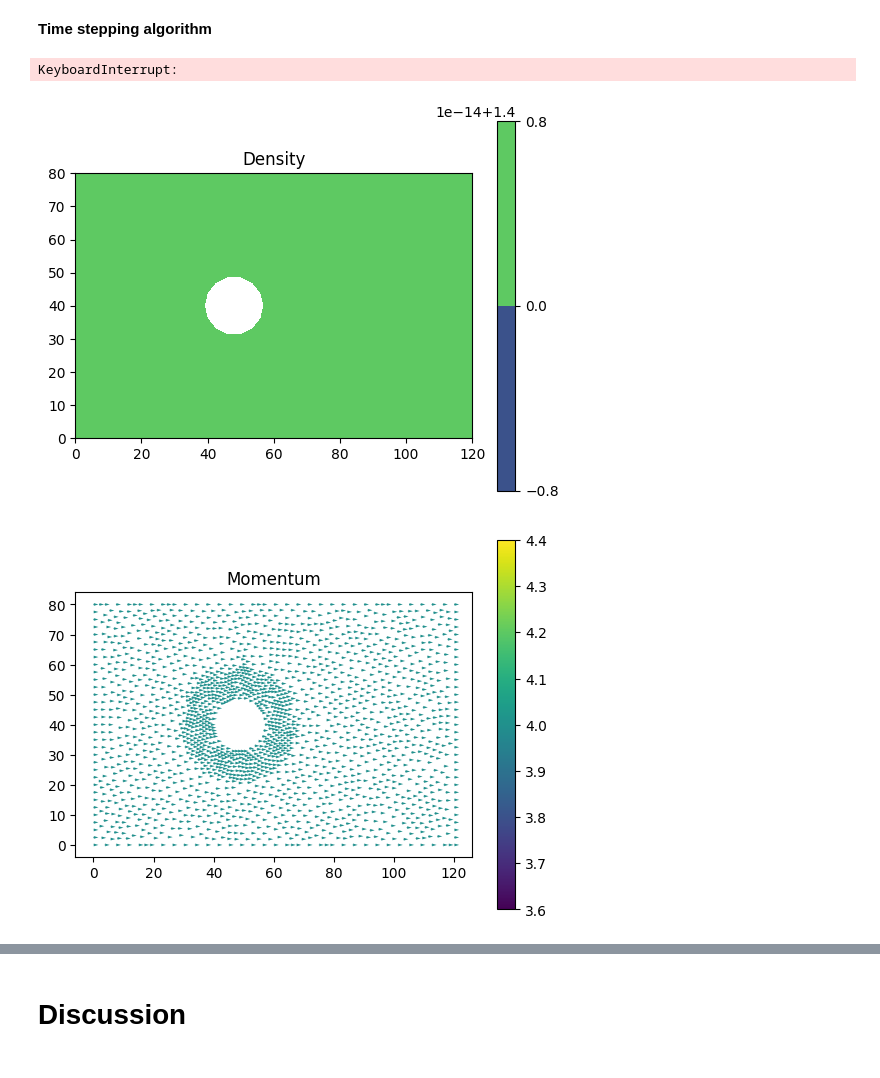
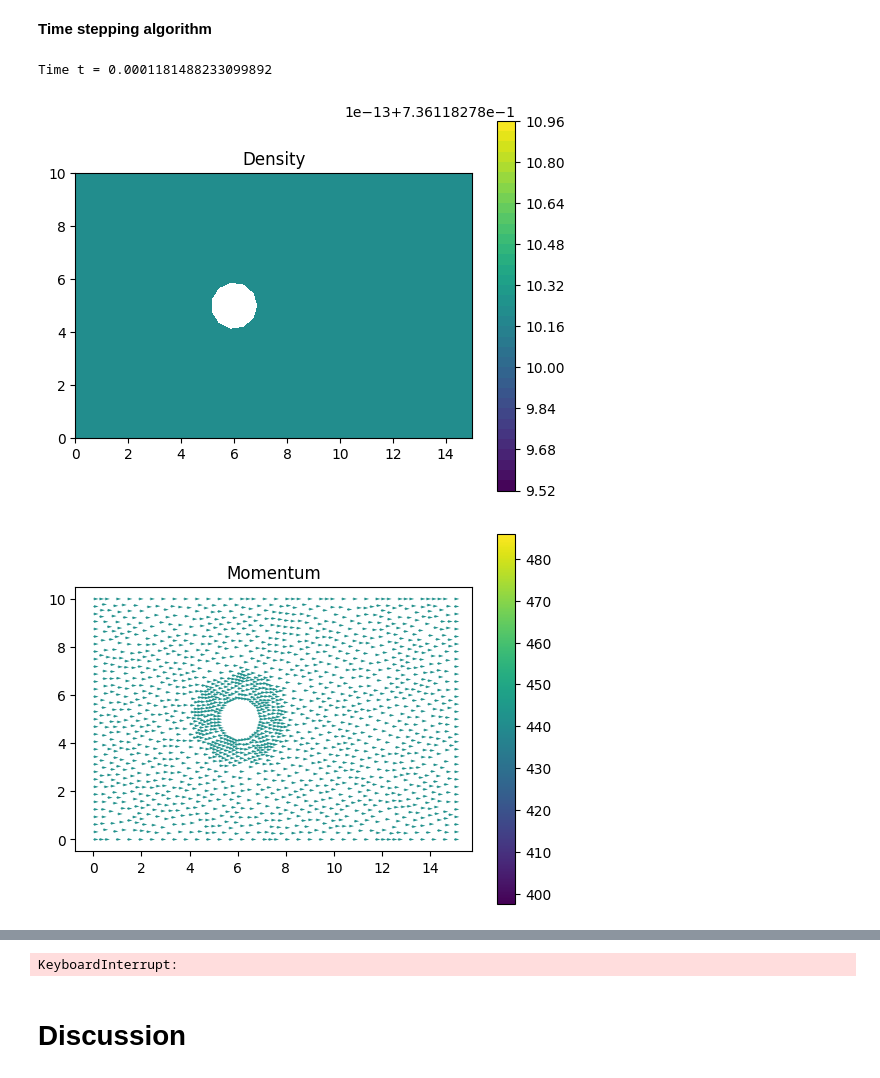
Before and after one commit to AdamHopkinss/DD2365, a Jupyter notebook: Kopia_av_Euler_equations_compressible_flow.ipynb, the cells around one changed output, grey strips where cells are left out. Cells and saved outputs as stored; diff of their text form; code cells hidden in the pictures.

```diff
--- a/Kopia_av_Euler_equations_compressible_flow.ipynb
+++ b/Kopia_av_Euler_equations_compressible_flow.ipynb
@@ -89,13 +89,13 @@ Here we present a FEniCS implementation of a stabilized finite element method to
 **Define domain and mesh**
 # %%
 # Define rectangular domain
-L = 120.0
-H = 80.0
+L = 15.0
+H = 10.0
 
 # Define circle
 xc = 0.4*L
 yc = 0.5*H
-rc = 9
+rc = 0.9
 
 # Specific heat ratio for air
 gamma = 1.4
@@ -177,20 +177,3 @@ v = TestFunction(V)
 q = TestFunction(Q)
 # %% [markdown]
 ## Altitude dependent inflow parameters
-# %%
-def inflow_density(altitude):
-    altitude_km = altitude / 1000
-    rho_min = 1.0e-6
-    return 1.228 * np.exp(-0.1168 * altitude_km)
-
-def inflow_temperature(altitude):
-    # h is in meters, convert to km
-    # Fitted model using Matlab and Wikipedia values for standard Atmosphere
-    altitude_km = altitude / 1000
-    return max(-0.0016 * altitude_km**3 + 0.1905 * altitude_km**2 - 5.9628 * altitude_km + 277.3354, 1)  # cut off for solver stability
-
-
-def inflow_energy(altitude, velocity):      # Dependent on inflow velo. and altitude
-    rho = inflow_density(altitude)
-    T = inflow_temperature(altitude)
-    return rho * (0.5 * velocity**2 + 287.05 * T / (gamma - 1))
@@ -224,7 +296,7 @@ dbc_left = DirichletBoundaryLeft()
 dbc_right = DirichletBoundaryRight()
 dbc_objects = DirichletBoundaryObjects()
 
-velocity_in = 400    # m/s
+velocity_in = 600    # m/s
 altitude = 5000      # m
 
 # Density
@@ -245,8 +317,8 @@ bcm_upp0 = DirichletBC(V.sub(0), 0.0, dbc_upper)
 bcm_upp1 = DirichletBC(V.sub(1), 0.0, dbc_upper)
 bcm_low0 = DirichletBC(V.sub(0), 0.0, dbc_lower)
 bcm_low1 = DirichletBC(V.sub(1), 0.0, dbc_lower)
-#bcm_obj0 = DirichletBC(V.sub(0), 0.0, dbc_objects)
-#bcm_obj1 = DirichletBC(V.sub(1), 0.0, dbc_objects)
+bcm_obj0 = DirichletBC(V.sub(0), 0.0, dbc_objects)
+bcm_obj1 = DirichletBC(V.sub(1), 0.0, dbc_objects)
 
 # Slip boundary condition
 #V_slip = FunctionSpace(mesh, "CG", 1)
@@ -257,8 +329,8 @@ bcm_low1 = DirichletBC(V.sub(1), 0.0, dbc_lower)
 #bcm_obj1 = DirichletBC(V.sub(1), bcm_slip_1, dbc_objects)
 #bcm_slip = [bcm_obj0, bcm_obj1]
 
-#bcm = [bcm_in0, bcm_in1, bcm_upp1, bcm_low1, bcm_obj0, bcm_obj1]
-bcm = [bcm_in0, bcm_in1, bcm_upp1, bcm_low1]
+bcm = [bcm_in0, bcm_in1, bcm_upp1, bcm_low1, bcm_obj0, bcm_obj1]
+#bcm = [bcm_in0, bcm_in1, bcm_upp1, bcm_low1]
 bcr = [bcr_in]
 bcE = [bcE_in]
 
@@ -444,7 +516,7 @@ file_Mach = File("results-NS/Mach.pvd")
 
 # Set plot frequency
 plot_time = 0
-plot_freq = 50
+plot_freq = 100
 
 # Force computation data
 force_array = np.array(0.0)
@@ -462,9 +534,9 @@ start_sample_time = 1.0
 # %%
 !rm results-NS/*
 
-r0.interpolate(Expression("1.4", degree=1))
-m0.interpolate(Expression(("4.0", "0.0"), degree=1))
-E0.interpolate(Expression("8.94", degree=1))
+r0.interpolate(Constant(r_in))
+m0.interpolate(Constant((m_in, 0.0)))
+E0.interpolate(Constant(E_in))
 
 # Plot solution
 plt.figure()
@@ -577,33 +649,33 @@ while t < T + DOLFIN_EPS:
         im = plot(Mach_number, title="Mach number")
         plt.colorbar(im)
 
         plt.figure()
         im = plot(Temp, title="Temperature")
         plt.colorbar(im)
 
         plot_time += T/plot_freq
 
         plt.show()
 
         plt.figure()
         plt.title("Force coefficient (non-dimensional)")
         plt.plot(time, force_array)
         plt.show()
 
         plt.figure()
         plt.title("Pressure force coefficient (non-dimensional)")
         plt.plot(time, force_array_pressure)
         plt.show()
 
     # Update time step
     r0.assign(r1)
     m0.assign(m1)
     E0.assign(E1)
     t += dt
 
 !tar -czvf results-NS.tar.gz results-NS
 files.download('results-NS.tar.gz')
 # %% [output]
-KeyboardInterrupt:
+Time t = 0.0001181488233099892
-[figure, old version]
+[figure, new version]
-[figure, old version]
+[figure, new version]
@@ -611,3 +692,4 @@ KeyboardInterrupt:
+KeyboardInterrupt:
 # %% [markdown]
 # **Discussion**
 # %% [markdown]
```
Also changed, not shown: parts of 5 cells of this notebook.
